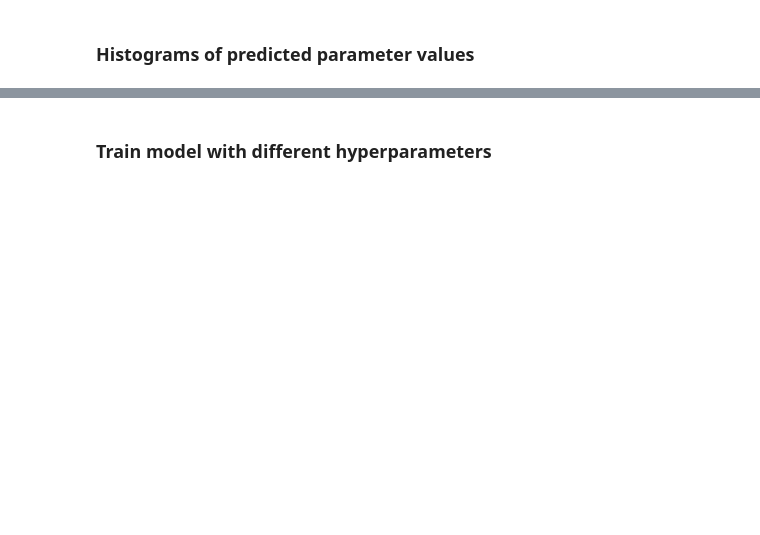
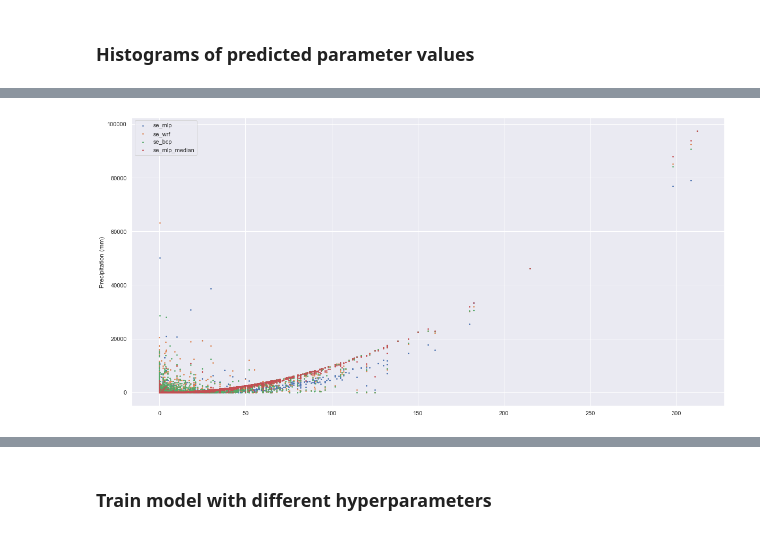
Before and after one commit to mgironamata/upper-indus-prec-bc, a Jupyter notebook: main.ipynb, the cells around one changed output, grey strips where cells are left out. Cells and saved outputs as stored; diff of their text form; code cells hidden in the pictures; blank space fills up the shorter version.

```diff
--- a/main.ipynb
+++ b/main.ipynb
@@ -307 +397,18 @@ Wet Days ¦ Station : Kalpa ¦ WRF : 133.8 ¦ REG : 125.7 ¦ MLP : 101.1 ¦ Imp(
 -------------------------------------------------------------------------------
+# %%
+fig = plt.figure(figsize=(20,10))
+
+columns = ['se_mlp','se_wrf','se_bcp','se_mlp_median']
+
+for idx, ax in enumerate(axes.flatten()):
+    x = st_test['Prec']
+    y = st_test[columns[idx]]
+    plt.scatter(x,y,label=columns[idx],s=3)
+#plt.xlim(0,50)
+#plt.ylim(0,100)
+plt.ylabel('Squared error')
+plt.ylabel('Precipitation (mm)')
+plt.legend()
+plt.show()
+# %% [output]
+[figure, added]
```
Also changed, not shown: parts of 35 cells of this notebook, 1 other file.
